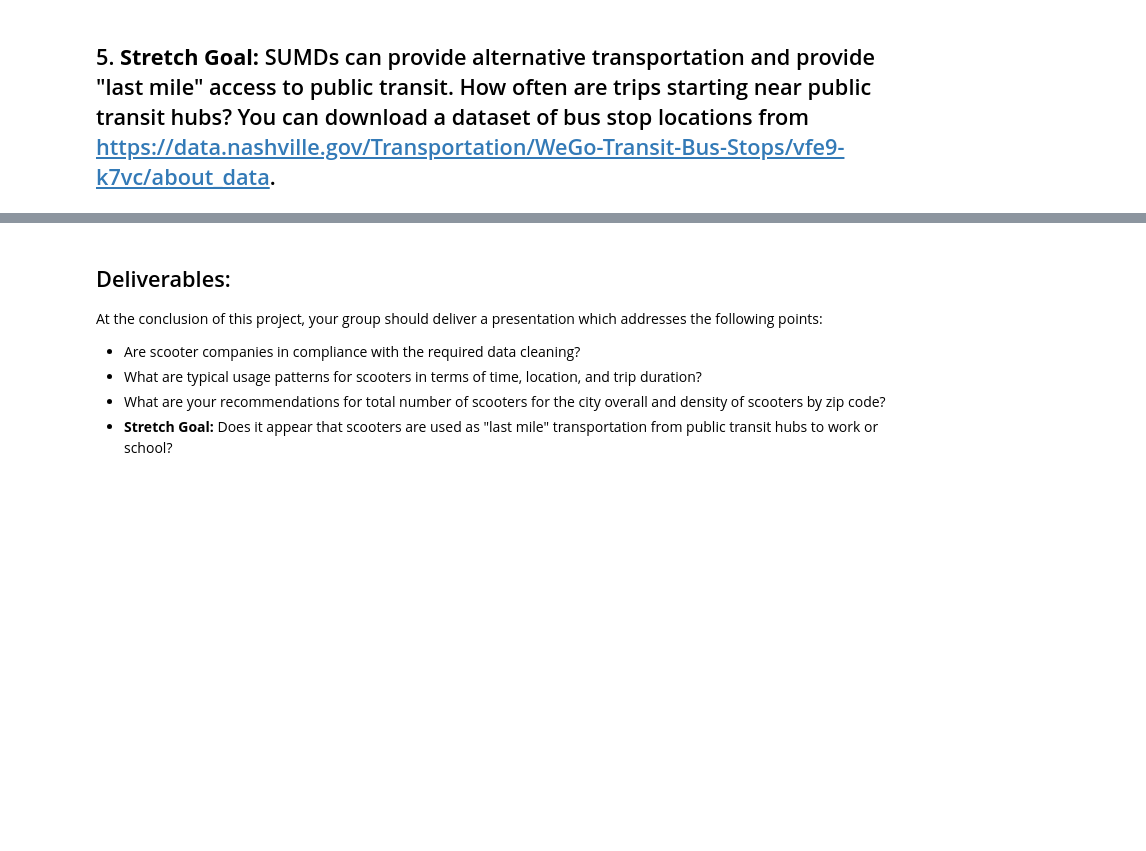
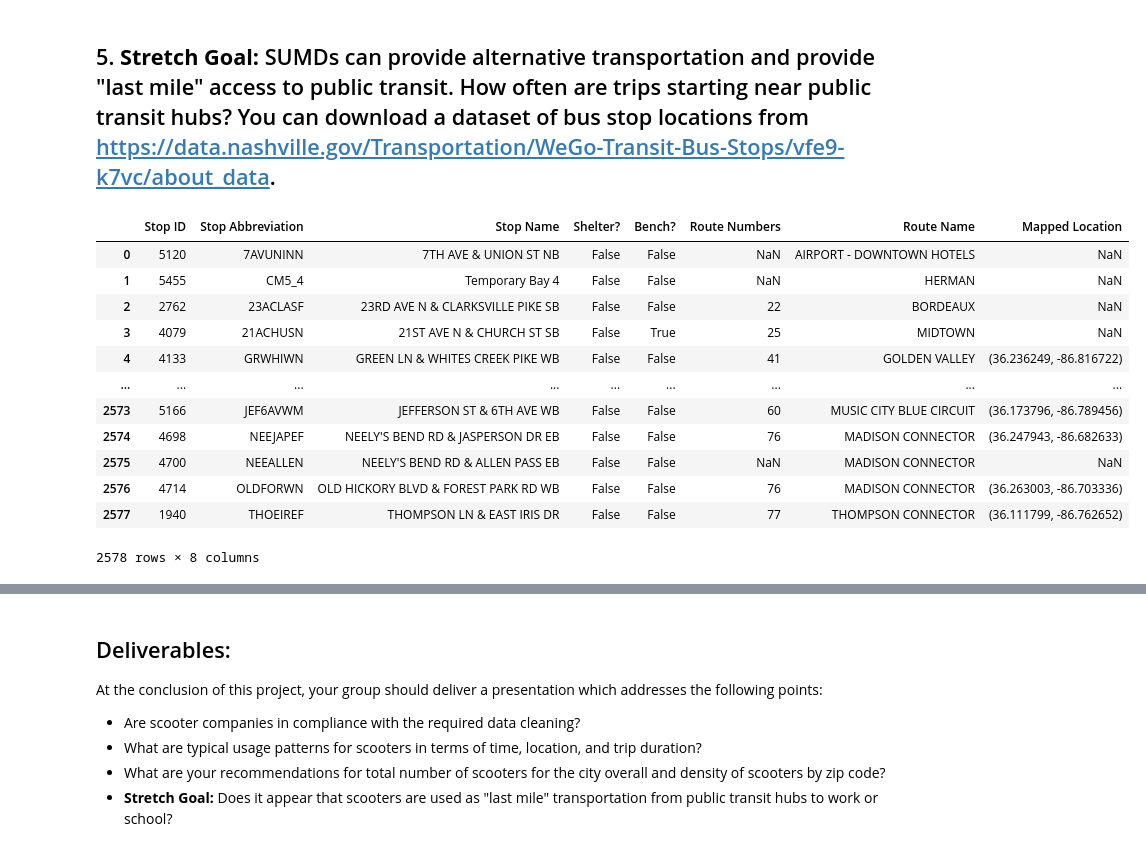
Before and after one commit to NSS-Data-Analytics-Cohort-11/scooters-hot_honey, a Jupyter notebook: notebooks/Scooters.ipynb, the cells around one changed output, grey strips where cells are left out. Drawn from its saved outputs; the diff is of its cells as text; code cells hidden in the pictures; blank space fills up the shorter version.

```diff
--- a/notebooks/Scooters.ipynb
+++ b/notebooks/Scooters.ipynb
@@ -804,2 +869,19 @@ tripsdf.head()
 # %% [markdown]
 ## 5. **Stretch Goal:** SUMDs can provide alternative transportation and provide "last mile" access to public transit. How often are trips starting near public transit hubs? You can download a dataset of bus stop locations from https://data.nashville.gov/Transportation/WeGo-Transit-Bus-Stops/vfe9-k7vc/about_data.
+# %%
+busstopsdf = pd.read_csv('../data/busstopsdf.csv')
+busstopsdf
+# %% [output]
+|  | Stop ID | Stop Abbreviation | Stop Name | Shelter? | Bench? | Route Numbers | Route Name | Mapped Location |
+| 0 | 5120 | 7AVUNINN | 7TH AVE & UNION ST NB | False | False | NaN | AIRPORT - DOWNTOWN HOTELS | NaN |
+| 1 | 5455 | CM5_4 | Temporary Bay 4 | False | False | NaN | HERMAN | NaN |
+| 2 | 2762 | 23ACLASF | 23RD AVE N & CLARKSVILLE PIKE SB | False | False | 22 | BORDEAUX | NaN |
+| 3 | 4079 | 21ACHUSN | 21ST AVE N & CHURCH ST SB | False | True | 25 | MIDTOWN | NaN |
+| 4 | 4133 | GRWHIWN | GREEN LN & WHITES CREEK PIKE WB | False | False | 41 | GOLDEN VALLEY | (36.236249, -86.816722) |
+| ... | ... | ... | ... | ... | ... | ... | ... | ... |
+| 2573 | 5166 | JEF6AVWM | JEFFERSON ST & 6TH AVE WB | False | False | 60 | MUSIC CITY BLUE CIRCUIT | (36.173796, -86.789456) |
+| 2574 | 4698 | NEEJAPEF | NEELY'S BEND RD & JASPERSON DR EB | False | False | 76 | MADISON CONNECTOR | (36.247943, -86.682633) |
+| 2575 | 4700 | NEEALLEN | NEELY'S BEND RD & ALLEN PASS EB | False | False | NaN | MADISON CONNECTOR | NaN |
+| 2576 | 4714 | OLDFORWN | OLD HICKORY BLVD & FOREST PARK RD WB | False | False | 76 | MADISON CONNECTOR | (36.263003, -86.703336) |
+| 2577 | 1940 | THOEIREF | THOMPSON LN & EAST IRIS DR | False | False | 77 | THOMPSON CONNECTOR | (36.111799, -86.762652) |
+2578 rows × 8 columns
```
Also changed, not shown: parts of 12 cells of this notebook.
